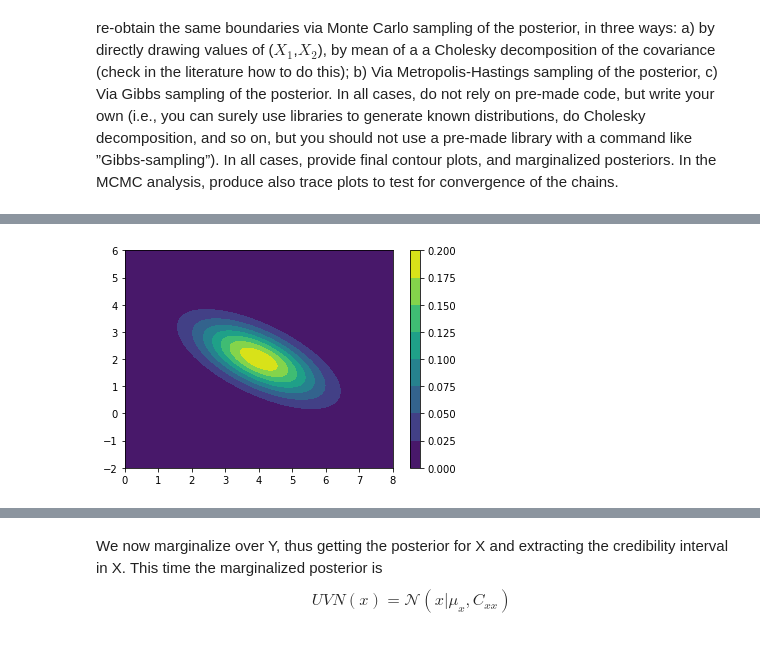
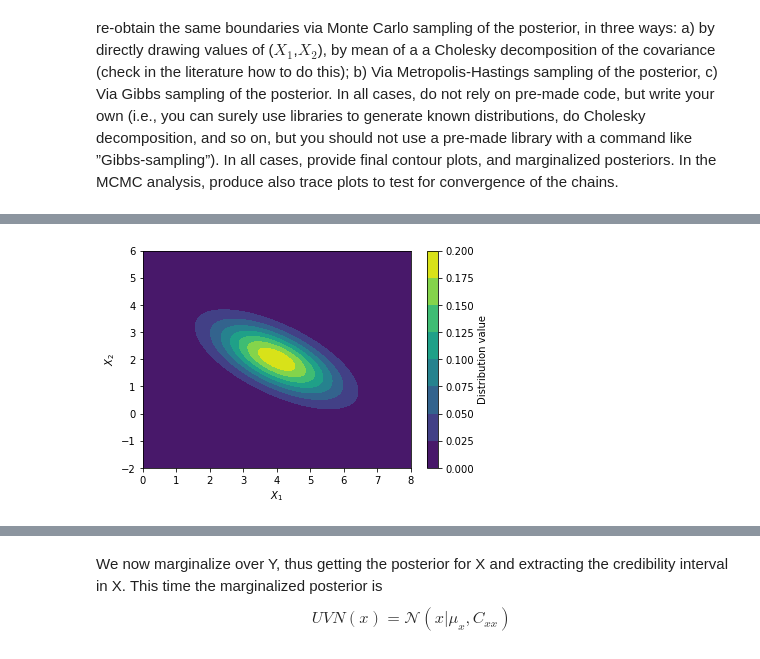
Before and after one commit to blackbianca/Astrostatistics-Cosmology---Homework, a Jupyter notebook: homework4/MCMC.ipynb, the cells around one changed output, grey strips where cells are left out. Drawn from its saved outputs; the diff is of its cells as text; code cells hidden in the pictures.

```diff
--- a/homework4/MCMC.ipynb
+++ b/homework4/MCMC.ipynb
@@ -67,19 +58,18 @@ plt.show()
 # %%
-N = int(1000)
+N = int(1e3)
 xvec = np.linspace(0,8,N)
 yvec = np.linspace(-2,6,N)
 x, y = np.meshgrid(xvec,yvec)
-#xy = np.column_stack([x.flat, y.flat])
 xy = np.dstack((x, y))
 rv = mvn(mu, cov)
 z = rv.pdf(xy)
 
 cs = plt.contourf(x, y, z, cmap="viridis")
-cbar = plt.colorbar(cs, orientation="vertical")
-
-#print(rv.pdf(xy))
+cbar = plt.colorbar(cs, orientation="vertical", label="Distribution value")
+plt.xlabel("$X_1$")
+plt.ylabel("$X_2$")
 
 plt.tight_layout
 plt.show()
 # %% [output]
-[figure, old version]
+[figure, new version]
```
Also changed, not shown: parts of 29 cells of this notebook.
